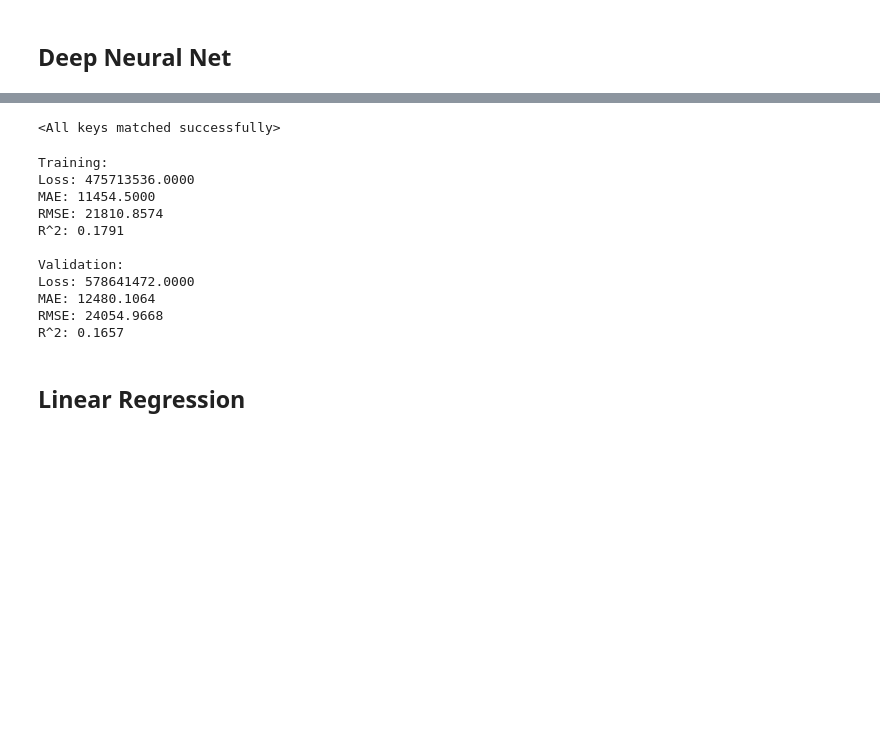
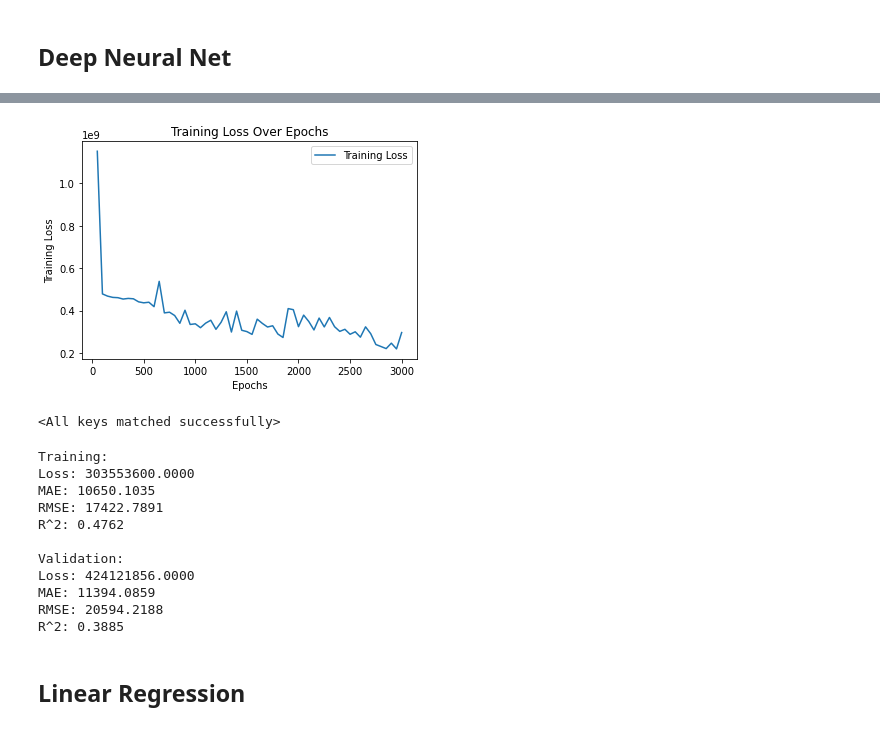
Before and after one commit to evanhollier/Cars_Project, a Jupyter notebook: modeling.ipynb, the cells around one changed output, grey strips where cells are left out. Drawn from its saved outputs; the diff is of its cells as text; code cells hidden in the pictures; blank space fills up the shorter version.

```diff
--- a/modeling.ipynb
+++ b/modeling.ipynb
@@ -278,17 +278,21 @@ def train_DNN(epochs, benchmark, model_save_path):
             train_outputs = model(X_train_tensor)
             train_loss = criterion(train_outputs, y_train_tensor.view(-1, 1))
 
-        # Print training loss
+        # Record training loss
         if (epoch+1) % benchmark == 0:
             print(f'Epoch [{epoch+1}/{epochs}], Training Loss: {train_loss.item()}')
-            training_losses.append((epoch + 1, train_loss.item()))
+            mae = torch.abs(outputs - y_train_tensor.view(-1, 1)).mean().item()
+            print(f'MAE: {int(mae)}')
+
+            training_losses.append((epoch + 1, train_loss.item(), mae))
 
         # Save the model
         torch.save(model.state_dict(), model_save_path)
 
     return training_losses
 # %%
-epochs = 100                            # How many times to run the training loop
+%%time
+epochs = 3000                           # How many times to run the training loop
 benchmark = 50                          # Breakpoint for output
 model_save_path = 'DNN_model.pth'       # Where the model is saved
 
@@ -299,11 +304,20 @@ Epoch [100/100], Training Loss: 475840480.0
 # %%
-epochs, losses = zip(*training_losses)
+epochs, losses, mae = zip(*training_losses)
 
 # Plotting
 plt.plot(epochs, losses, label='Training Loss')
 plt.title('Training Loss Over Epochs')
 plt.xlabel('Epochs')
 plt.ylabel('Training Loss')
 plt.legend()
 plt.show()
+
+plt.plot(epochs, mae, label='Training Loss')
+plt.title('MAE Over Epochs')
+plt.xlabel('Epochs')
+plt.ylabel('MAE')
+plt.legend()
+plt.show()
+# %% [output]
+[figure, added]
 # %%
@@ -346,16 +361,16 @@ print(f"Training:\nLoss: {train_loss:.4f}\nMAE: {train_mae:.4f}\nRMSE: {train_rm
 print(f"Validation:\nLoss: {val_loss:.4f}\nMAE: {val_mae:.4f}\nRMSE: {val_rmse:.4f}\nR^2: {val_r2:.4f}")
 # %% [output]
 Training:
-Loss: 475713536.0000
-MAE: 11454.5000
-RMSE: 21810.8574
-R^2: 0.1791
+Loss: 303553600.0000
+MAE: 10650.1035
+RMSE: 17422.7891
+R^2: 0.4762
 
 Validation:
-Loss: 578641472.0000
-MAE: 12480.1064
-RMSE: 24054.9668
-R^2: 0.1657
+Loss: 424121856.0000
+MAE: 11394.0859
+RMSE: 20594.2188
+R^2: 0.3885
 # %% [markdown]
 ## Linear Regression
 # %%
```
Also changed, not shown: parts of 2 cells of this notebook, 1 other file.
